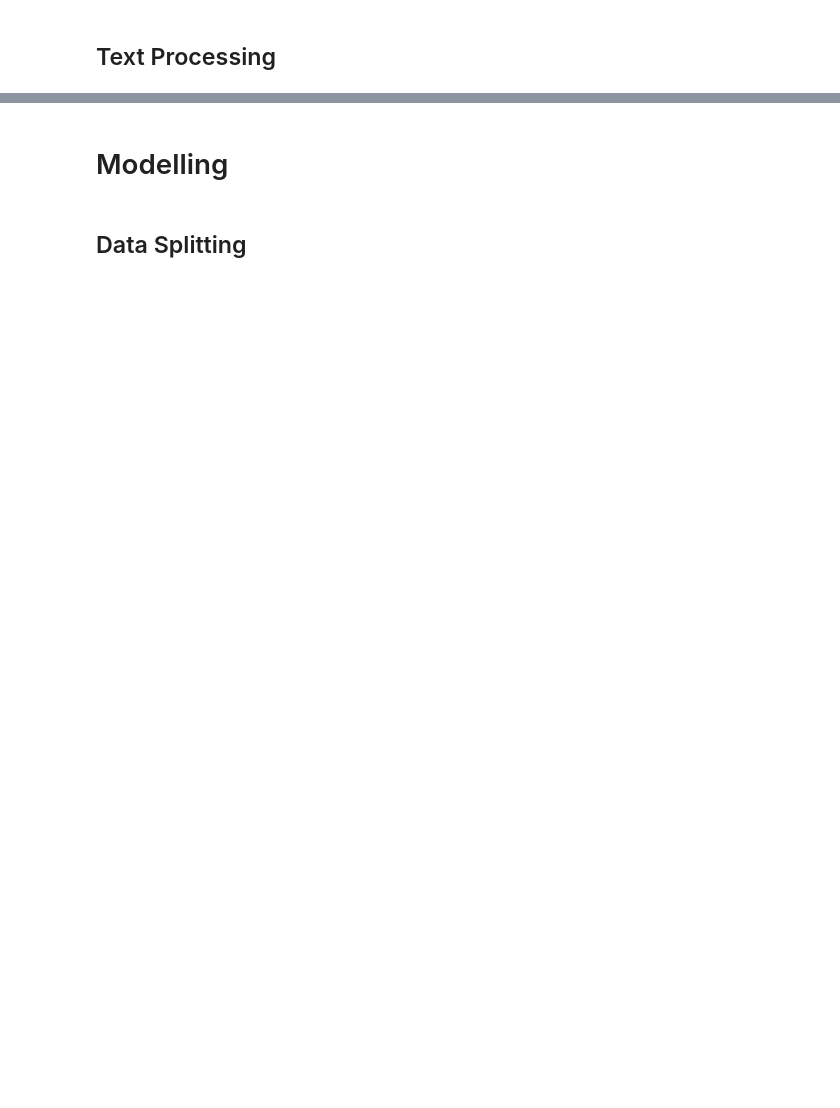
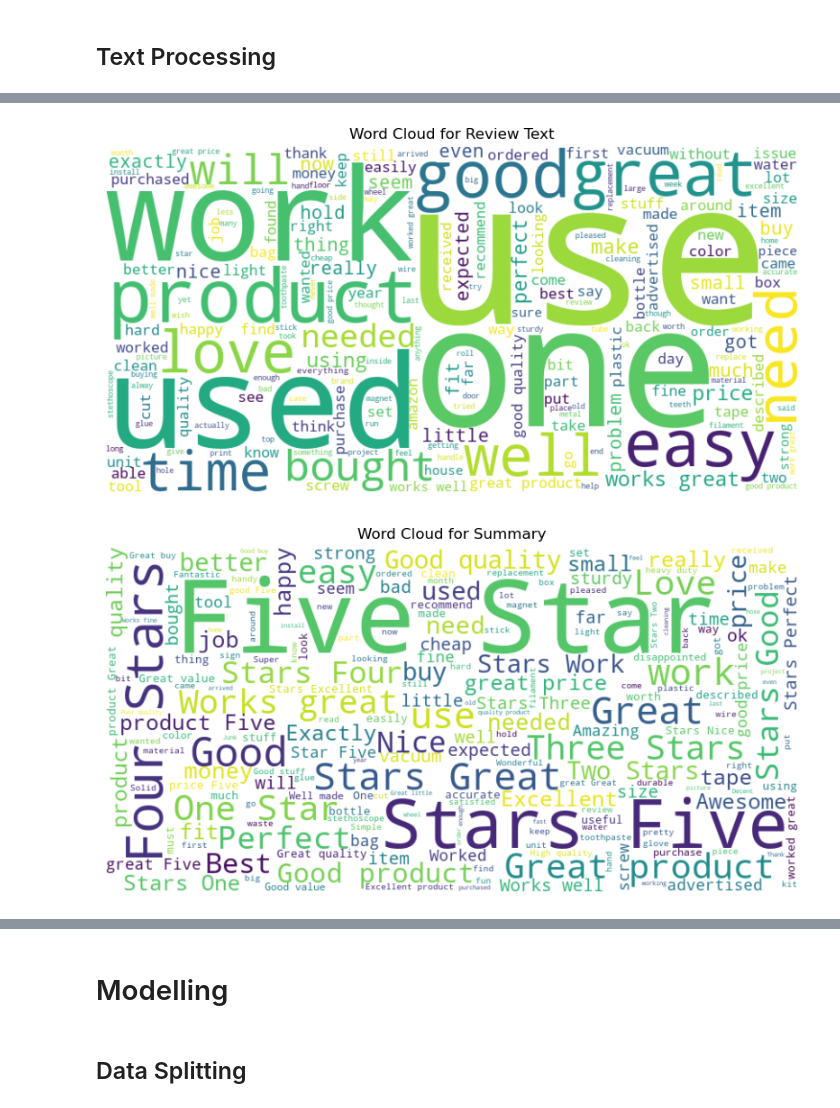
Before and after one commit to wan19990901/DC_project, a Jupyter notebook: Final_Project.ipynb, the cells around one changed output, grey strips where cells are left out. Cells and saved outputs as stored; diff of their text form; code cells hidden in the pictures; blank space fills up the shorter version.

```diff
--- a/Final_Project.ipynb
+++ b/Final_Project.ipynb
@@ -280,14 +310,30 @@ summary_str = ' '.join(df.rdd.map(lambda row: row.summary).collect())
 # %%
+from pyspark.sql.functions import concat_ws, collect_list
 from wordcloud import WordCloud
 import matplotlib.pyplot as plt
 
 def generate_word_cloud(text, title):
     wordcloud = WordCloud(width=800, height=400, background_color='white').generate(text)
     plt.figure(figsize=(10, 5))
     plt.imshow(wordcloud, interpolation='bilinear')
     plt.axis('off')
     plt.title(title)
     plt.show()
 
+# # Sample a fraction of the data (5%)
+# fraction = 0.01
+# seed = 42  # You can choose any number for the seed
+# sampled_df = df.sample(False, fraction, seed)
+
+# Concatenate reviewText from all rows in the sampled PySpark DataFrame
+review_text_str = df.select(concat_ws(" ", collect_list("reviewText"))).first()[0]
+
+# Concatenate summary from all rows in the sampled PySpark DataFrame
+summary_str = df.select(concat_ws(" ", collect_list("summary"))).first()[0]
+
+# Generate word clouds
 generate_word_cloud(review_text_str, "Word Cloud for Review Text")
 generate_word_cloud(summary_str, "Word Cloud for Summary")
+# %% [output]
+[figure, added]
+[figure, added]
```
Also changed, not shown: parts of 70 cells of this notebook.
